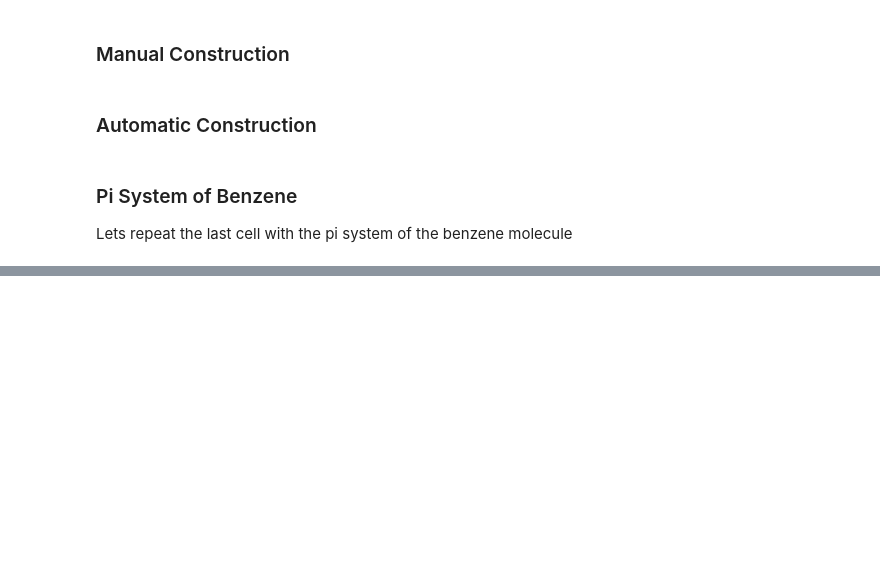
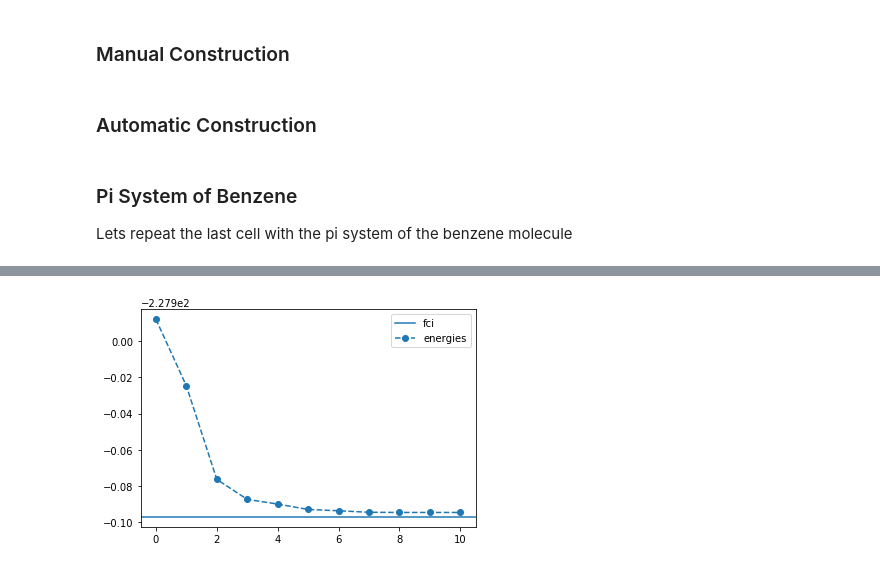
Before and after one commit to tequilahub/tequila, a Jupyter notebook: tutorials/Chemistry.ipynb, the cells around one changed output, grey strips where cells are left out. Saved outputs shown, nothing was run; the diff lists cells and outputs as text; code cells hidden in the pictures; blank space fills up the shorter version.

```diff
--- a/tutorials/Chemistry.ipynb
+++ b/tutorials/Chemistry.ipynb
@@ -266,6 +241,8 @@ print("FCI : {:+2.8}f".format(fci))
 ### Pi System of Benzene
 Lets repeat the last cell with the pi system of the benzene molecule
 # %%
+import tequila as tq
+threshold = 1.e-6
 active = {"B1u": [0], "B3g": [0, 1], "B2g": [0], "Au": [0], "b1u": [1]}
 molecule = tq.quantumchemistry.Molecule(geometry="data/benzene.xyz", basis_set='sto-3g', active_orbitals=active)
 H = molecule.make_hamiltonian()
@@ -279,5 +256,6 @@ E = tq.ExpectationValue(H=H, U=U)
 # optimize
 result = tq.minimize(objective=E, method="BFGS", gradient="2-point", method_options={"eps":1.e-3}, initial_values={k:0.0 for k in E.extract_variables()})
 
+fci = molecule.compute_energy("fci")
 print("VQE : {:+2.8}f".format(result.energy))
 print("FCI : {:+2.8}f".format(fci))
@@ -283,0 +280,4 @@ print("FCI : {:+2.8}f".format(fci))
+# %%
+result.history.plot("energies", baselines={"fci":fci})
+# %% [output]
+[figure, added]
```
Also changed, not shown: parts of 11 cells of this notebook.
